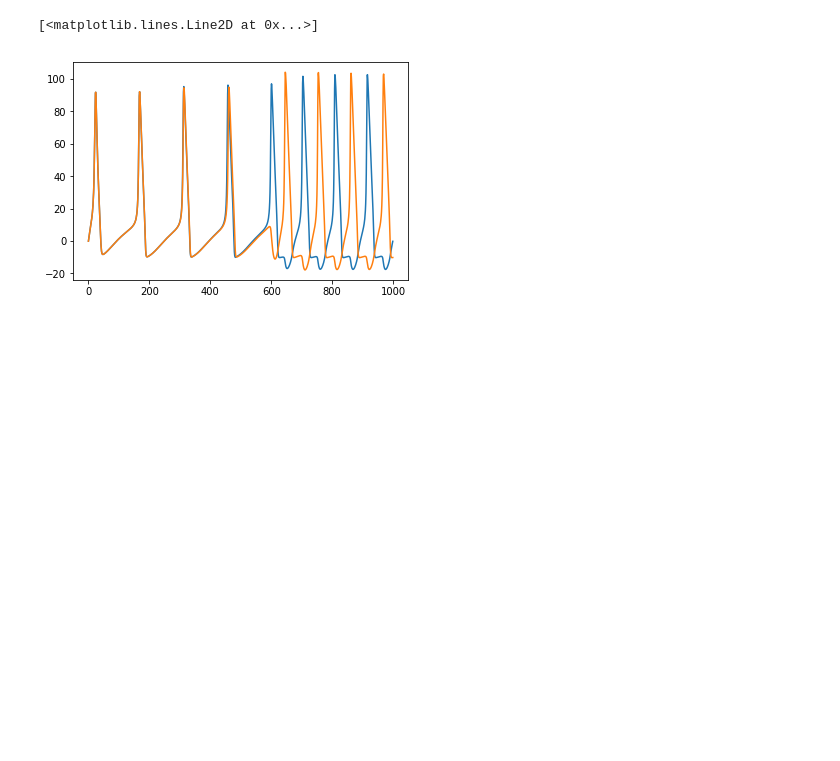
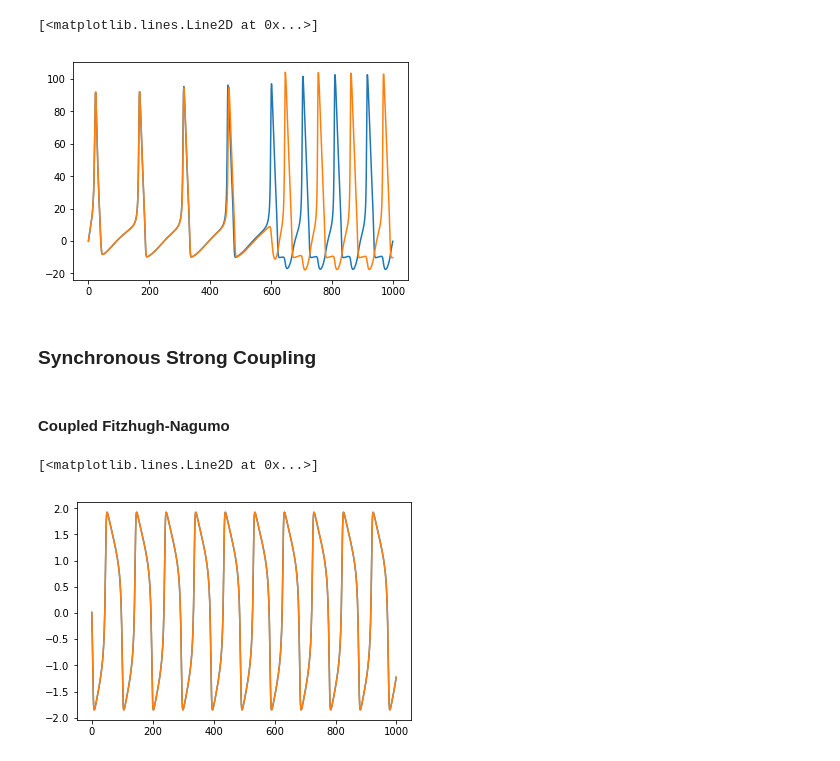
Before and after one commit to zthurman/fizzpy, a Jupyter notebook: Notebooks/Tensorflow/Coupled Neuron Models.ipynb, the cells around one changed output. Saved outputs shown, nothing was run; the diff lists cells and outputs as text; code cells hidden in the pictures; blank space fills up the shorter version.

Commit message:
synchronous and asynchronous coupled

```diff
--- a/Notebooks/Tensorflow/Coupled Neuron Models.ipynb
+++ b/Notebooks/Tensorflow/Coupled Neuron Models.ipynb
@@ -24,7 +26,7 @@ inits = [0.1, 0.1, 0.1, 0.1]
 # Coupling method: Numerical bifurcation analysis of two coupled Fitzhugh-Nagumo oscillators
 #                 Anderson Hoff, Juliana V. dos Santos, Cesar Manchein, Holokz A. Albaquerque
 
-def lcoupled_fitzhughnagumo_equation(state, t):
+def coupled_fitzhughnagumo_equation(state, t):
     v, w, v1, w1 = hp.tf.unstack(state)
     dv = c*(v + w - (v**3/3) + i) + k1*(v - v1)
     dw = -1/c * (v - a + b*w)
@@ -33,7 +35,7 @@ def lcoupled_fitzhughnagumo_equation(state, t):
     return hp.tf.stack([dv, dw, dv1, dw1])
 
 sess = hp.tf.Session()
-state, info = sess.run(hp.generate_odesolution(lcoupled_fitzhughnagumo_equation, inits, tfinal=100))
+state, info = sess.run(hp.generate_odesolution(coupled_fitzhughnagumo_equation, inits, tfinal=100))
 v, w, v1, w1 = state.T
 
 hp.plt.plot(v)
@@ -60,7 +62,7 @@ k1 = 0.3
 k2 = 0.3
 inits = [0.1, 0.1, 0.11, 0.1]
 
-def lcoupled_morrislecar_equation(state, t):
+def coupled_morrislecar_equation(state, t):
     v, n, v0, n0 = hp.tf.unstack(state)
     dv = (-gca*(0.5*(1 + hp.tf.tanh((v - v1)/v2)))*(v - vca) - gk*n*(v - vk) - gl*(v - vl) + iapp + k1*(v - v0))
     dn = (phi*((0.5*(1 + hp.tf.tanh((v - v3)/v4))) - n))/(1/hp.tf.cosh((v - v3)/(2*v4)))
@@ -69,7 +71,7 @@ def lcoupled_morrislecar_equation(state, t):
     return hp.tf.stack([dv, dn, dv0, dn0])
 
 sess = hp.tf.Session()
-state, info = sess.run(hp.generate_odesolution(lcoupled_morrislecar_equation, inits, tfinal=500))
+state, info = sess.run(hp.generate_odesolution(coupled_morrislecar_equation, inits, tfinal=500))
 v, n, v0, n0 = state.T
 hp.plt.plot(v)
 hp.plt.plot(v0)
@@ -91,7 +93,7 @@ k1 = 0.3
 k2 = 0.3
 inits = [0.1, 0.1, 0.1, 0.11, 0.1, 0.1]
 
-def lcoupled_hindmarshrose_equation(state, t):
+def coupled_hindmarshrose_equation(state, t):
     x, y, z, x1, y1, z1 = hp.tf.unstack(state)
     dx = (y - a*(x**3) + (b*(x**2)) - z + i) + k1*(x - x1)
     dy = c - d*(x**2) - y
@@ -102,7 +104,7 @@ def lcoupled_hindmarshrose_equation(state, t):
     return hp.tf.stack([dx, dy, dz, dx1, dy1, dz1])
 
 sess = hp.tf.Session()
-state, info = sess.run(hp.generate_odesolution(lcoupled_hindmarshrose_equation, inits, tfinal=100))
+state, info = sess.run(hp.generate_odesolution(coupled_hindmarshrose_equation, inits, tfinal=100))
 x, y, z, x1, y1, z1 = state.T
 hp.plt.plot(x)
 hp.plt.plot(x1)
@@ -124,7 +126,7 @@ k1 = 0.3
 k2 = 0.3
 inits = [0.1, 0.1, 0.1, 0.1, 0.11, 0.1, 0.1, 0.1]
 
-def lcoupled_hodgkinhuxley_equation(state, t):
+def coupled_hodgkinhuxley_equation(state, t):
     i, n, m, h, i1, n1, m1, h1 = hp.tf.unstack(state)
     # Alpha and beta functions for channel activation functions
     alpha_n = (0.01*(i + 10))/(hp.tf.exp((i + 10)/10) - 1)
@@ -151,10 +153,43 @@ def lcoupled_hodgkinhuxley_equation(state, t):
     return hp.tf.stack([di, dn, dm, dh, di1, dn1, dm1, dh1])
 
 sess = hp.tf.Session()
-state, info = sess.run(hp.generate_odesolution(lcoupled_hodgkinhuxley_equation, inits, tfinal=100))
+state, info = sess.run(hp.generate_odesolution(coupled_hodgkinhuxley_equation, inits, tfinal=100))
 i, n, m, h, i1, n1, m1, h1 = state.T
 hp.plt.plot(-i)
 hp.plt.plot(-i1)
 # %% [output]
 [<matplotlib.lines.Line2D at 0x...>]
 [figure]
+# %% [markdown]
+### Synchronous Strong Coupling
+# %% [markdown]
+#### Coupled Fitzhugh-Nagumo
+# %%
+a = 0.75
+b = 0.8
+c = 3
+i = -0.75
+k1 = 0.5
+k2 = 0.5
+inits = [0.01, 0.01, 0.01, 0.01]
+
+# Coupling method: Numerical bifurcation analysis of two coupled Fitzhugh-Nagumo oscillators
+#                 Anderson Hoff, Juliana V. dos Santos, Cesar Manchein, Holokz A. Albaquerque
+
+def coupled_fitzhughnagumo_equation(state, t):
+    v, w, v1, w1 = hp.tf.unstack(state)
+    dv = c*(v + w - (v**3/3) + i) + k1*(v - v1)
+    dw = -1/c * (v - a + b*w)
+    dv1 = c*(v1 + w1 - (v1**3/3) + i) + k2*(v1 - v)
+    dw1 = -1/c * (v1 - a + b*w1)
+    return hp.tf.stack([dv, dw, dv1, dw1])
+
+sess = hp.tf.Session()
+state, info = sess.run(hp.generate_odesolution(coupled_fitzhughnagumo_equation, inits, tfinal=100))
+v, w, v1, w1 = state.T
+
+hp.plt.plot(v)
+hp.plt.plot(v1)
+# %% [output]
+[<matplotlib.lines.Line2D at 0x...>]
+[figure, added]
```
Also changed, not shown: parts of 11 cells of this notebook, 1 other file.
